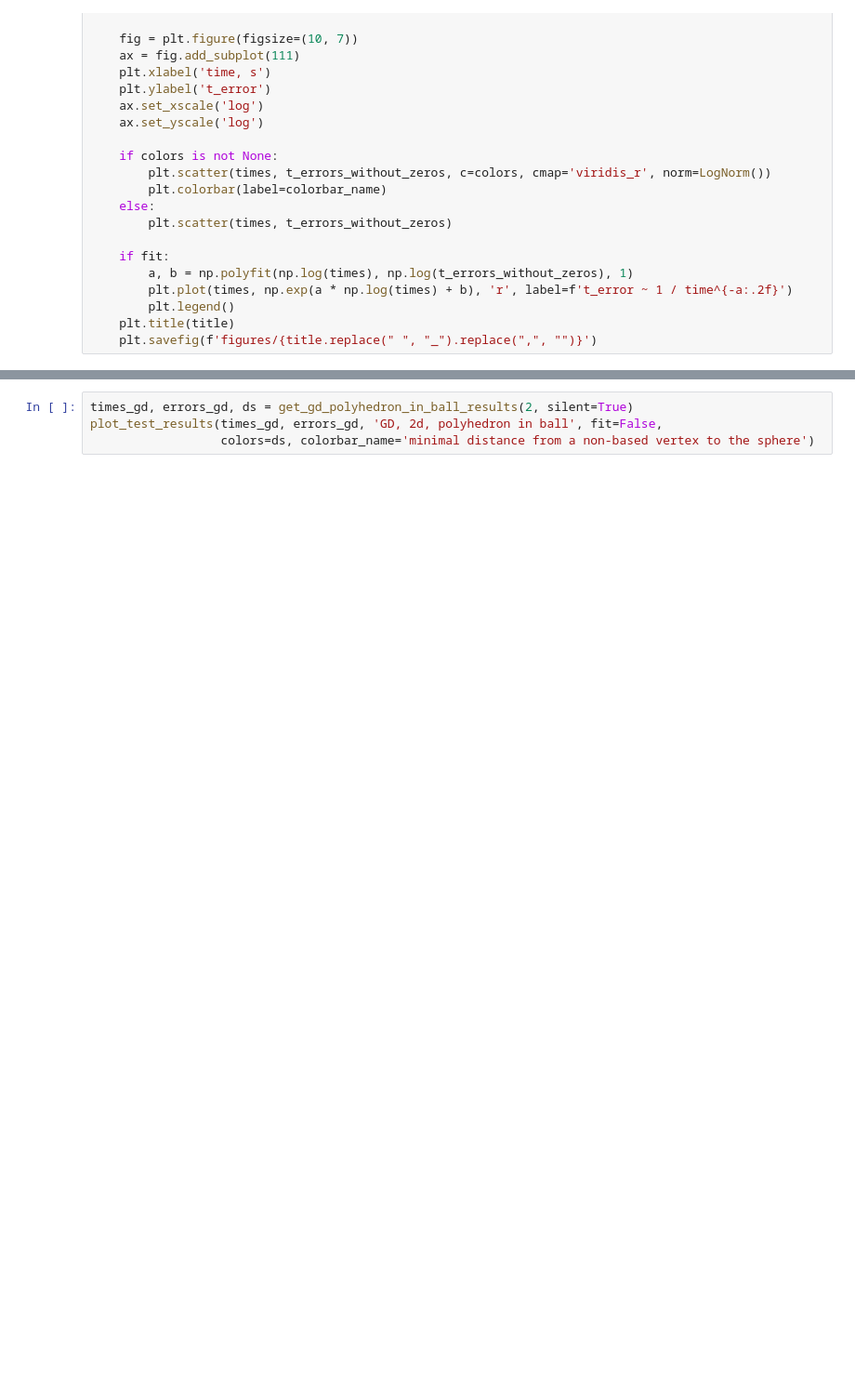
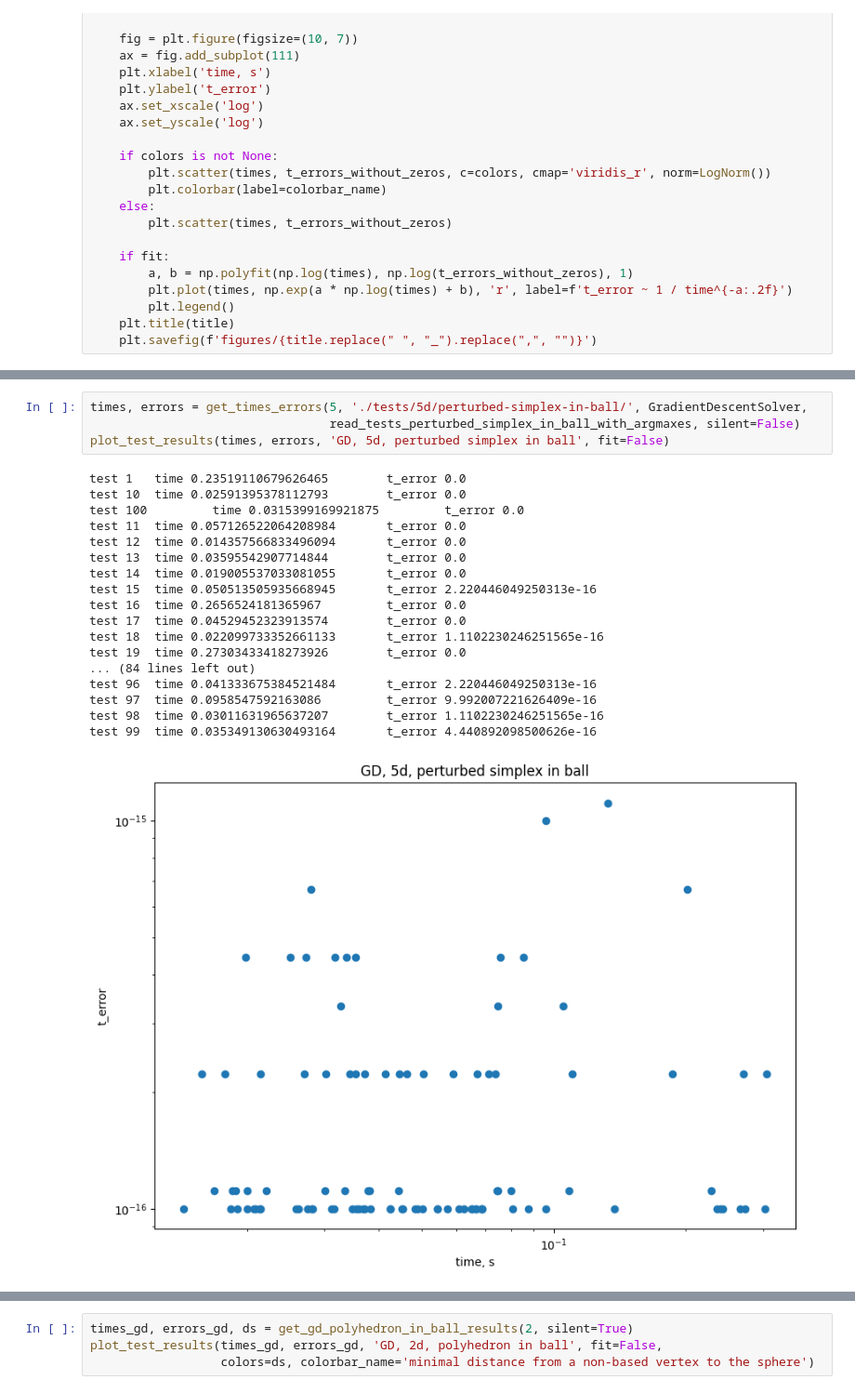
Before and after one commit to Paul566/GraduateThesis, a Jupyter notebook: nb.ipynb, the cells around one changed output, grey strips where cells are left out. Shown at 93% size. Saved outputs shown, nothing was run; the diff lists cells and outputs as text; blank space fills up the shorter version.

```diff
--- a/nb.ipynb
+++ b/nb.ipynb
@@ -99,0 +92,23 @@ def get_gd_polyhedron_in_ball_results(dimension: int, silent=True) -> tp.Tuple[n
+# %%
+times, errors = get_times_errors(5, './tests/5d/perturbed-simplex-in-ball/', GradientDescentSolver,
+                                 read_tests_perturbed_simplex_in_ball_with_argmaxes, silent=False)
+plot_test_results(times, errors, 'GD, 5d, perturbed simplex in ball', fit=False)
+# %% [output]
+test 1   time 0.23519110679626465        t_error 0.0
+test 10  time 0.02591395378112793        t_error 0.0
+test 100         time 0.0315399169921875         t_error 0.0
+test 11  time 0.057126522064208984       t_error 0.0
+test 12  time 0.014357566833496094       t_error 0.0
+test 13  time 0.03595542907714844        t_error 0.0
+test 14  time 0.019005537033081055       t_error 0.0
+test 15  time 0.050513505935668945       t_error 2.220446049250313e-16
+test 16  time 0.2656524181365967         t_error 0.0
+test 17  time 0.04529452323913574        t_error 0.0
+test 18  time 0.022099733352661133       t_error 1.1102230246251565e-16
+test 19  time 0.27303433418273926        t_error 0.0
+... (84 lines left out)
+test 96  time 0.041333675384521484       t_error 2.220446049250313e-16
+test 97  time 0.0958547592163086         t_error 9.992007221626409e-16
+test 98  time 0.03011631965637207        t_error 1.1102230246251565e-16
+test 99  time 0.035349130630493164       t_error 4.440892098500626e-16
+[figure, added]
```
Also changed, not shown: parts of 12 cells of this notebook, 11 other files.
